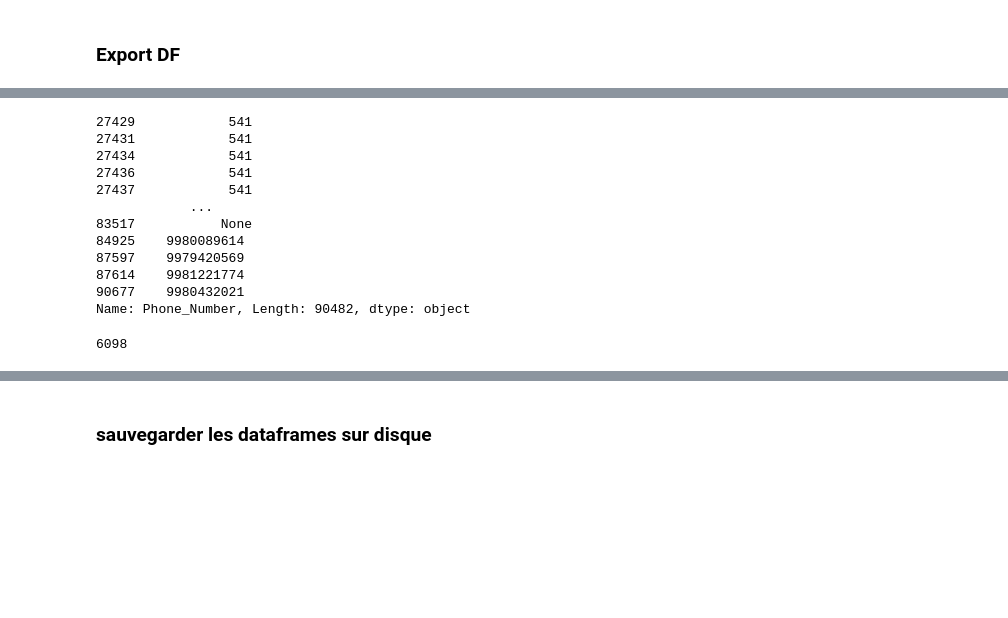
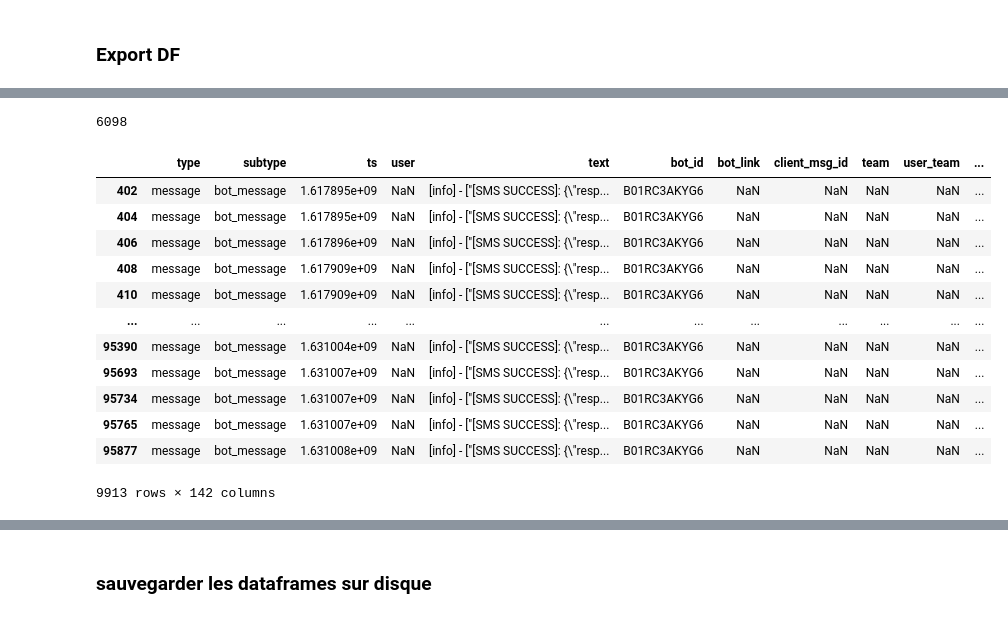
Before and after one commit to pfolaa/fraud_detection, a Jupyter notebook: fraud_detection_01.ipynb, the cells around one changed output, grey strips where cells are left out. Saved outputs shown, nothing was run; the diff lists cells and outputs as text; code cells hidden in the pictures; blank space fills up the shorter version.

```diff
--- a/fraud_detection_01.ipynb
+++ b/fraud_detection_01.ipynb
@@ -3213,5 +2862,7 @@ len(df_phone_number)
 #df_final.reset_index(drop=True, inplace=True)
 # %%
 df_with_loan_amount = df_final[df_final['text'].str.contains('loan_amount')].copy()
+# %%
+df_with_total_sent = df_final[df_final['text'].str.contains('totalsent')].copy()
 # %%
 df_final.info(verbose=True, null_counts=True)
@@ -3237,3 +2870,5 @@ memory usage: 98.7+ MB
 df_with_loan_amount.to_csv('/content/drive/MyDrive/datasets/final/loan_amount/loan_amount.csv', index=True)
 # %%
 list_index_loan_amount = list(df_with_loan_amount.index)
+# %%
+list_index_total_sent = list(df_with_total_sent.index)
@@ -3277,8 +2906,7 @@ nan
 # %%
 import numpy as np
 
-phone_list = []
-for index in tqdm(list_index_loan_amount):
+for index in tqdm(list_index_total_sent):
   df_res = df_final[(df_final['ts'] <= df_final.loc[index, 'ts']) & (df_final['ts'] > difference_ts(df_final.loc[index, 'ts']))]
   list_index = df_res[df_res['Phone_Number'].isnull() == False].index.values
   if len(list_index) > 0:
@@ -3305,3 +2915,10 @@ See the caveats in the documentation: https://pandas.pydata.org/pandas-docs/stab
+# %%
+for index in tqdm(list_index_loan_amount):
+  df_res = df_final[(df_final['ts'] <= df_final.loc[index, 'ts']) & (df_final['ts'] > difference_ts(df_final.loc[index, 'ts']))]
+  list_index = df_res[df_res['Phone_Number'].isnull() == False].index.values
+  if len(list_index) > 0:
+    min_index = np.min(list_index)
+    df_final['Phone_Number'][index] = df_res.loc[min_index, 'Phone_Number']
 # %%
 df_final['Phone_Number'][649]
 # %% [output]
@@ -3368,18 +2961,3 @@ len(df_final['Phone_Number'].unique())
-# %%
-print(df_final['Phone_Number'])
-# %% [output]
-27429            541
-27431            541
-27434            541
-27436            541
-27437            541
-            ...
-83517           None
-84925    9980089614
-87597    9979420569
-87614    9981221774
-90677    9980432021
-Name: Phone_Number, Length: 90482, dtype: object
 # %%
 df_final['Phone_Number'].unique() # récupérer la liste des différents numéros de téléphone
 all_users_phone_number = [element for element in df_final['Phone_Number'].unique() if element != None] # all userId
@@ -3397,0 +2974,16 @@ all_df_phone_number[1]
+# %%
+df_final[(df_final['Total Sent'].isnull() == False) & (df_final['Cost'].isnull() == False)]
+# %% [output]
+|  | type | subtype | ts | user | text | bot_id | bot_link | client_msg_id | team | user_team | ... |
+| 402 | message | bot_message | 1.617895e+09 | NaN | [info] - ["[SMS SUCCESS]: {\"resp... | B01RC3AKYG6 | NaN | NaN | NaN | NaN | ... |
+| 404 | message | bot_message | 1.617895e+09 | NaN | [info] - ["[SMS SUCCESS]: {\"resp... | B01RC3AKYG6 | NaN | NaN | NaN | NaN | ... |
+| 406 | message | bot_message | 1.617896e+09 | NaN | [info] - ["[SMS SUCCESS]: {\"resp... | B01RC3AKYG6 | NaN | NaN | NaN | NaN | ... |
+| 408 | message | bot_message | 1.617909e+09 | NaN | [info] - ["[SMS SUCCESS]: {\"resp... | B01RC3AKYG6 | NaN | NaN | NaN | NaN | ... |
+| 410 | message | bot_message | 1.617909e+09 | NaN | [info] - ["[SMS SUCCESS]: {\"resp... | B01RC3AKYG6 | NaN | NaN | NaN | NaN | ... |
+| ... | ... | ... | ... | ... | ... | ... | ... | ... | ... | ... | ... |
+| 95390 | message | bot_message | 1.631004e+09 | NaN | [info] - ["[SMS SUCCESS]: {\"resp... | B01RC3AKYG6 | NaN | NaN | NaN | NaN | ... |
+| 95693 | message | bot_message | 1.631007e+09 | NaN | [info] - ["[SMS SUCCESS]: {\"resp... | B01RC3AKYG6 | NaN | NaN | NaN | NaN | ... |
+| 95734 | message | bot_message | 1.631007e+09 | NaN | [info] - ["[SMS SUCCESS]: {\"resp... | B01RC3AKYG6 | NaN | NaN | NaN | NaN | ... |
+| 95765 | message | bot_message | 1.631007e+09 | NaN | [info] - ["[SMS SUCCESS]: {\"resp... | B01RC3AKYG6 | NaN | NaN | NaN | NaN | ... |
+| 95877 | message | bot_message | 1.631008e+09 | NaN | [info] - ["[SMS SUCCESS]: {\"resp... | B01RC3AKYG6 | NaN | NaN | NaN | NaN | ... |
+9913 rows × 142 columns
```
Also changed, not shown: parts of 75 cells of this notebook.
